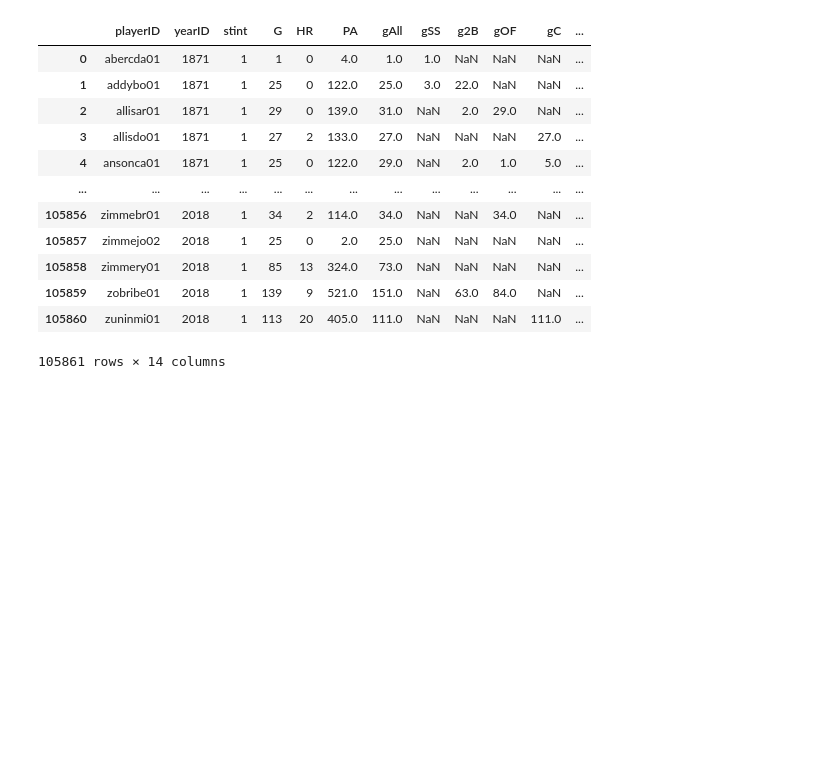
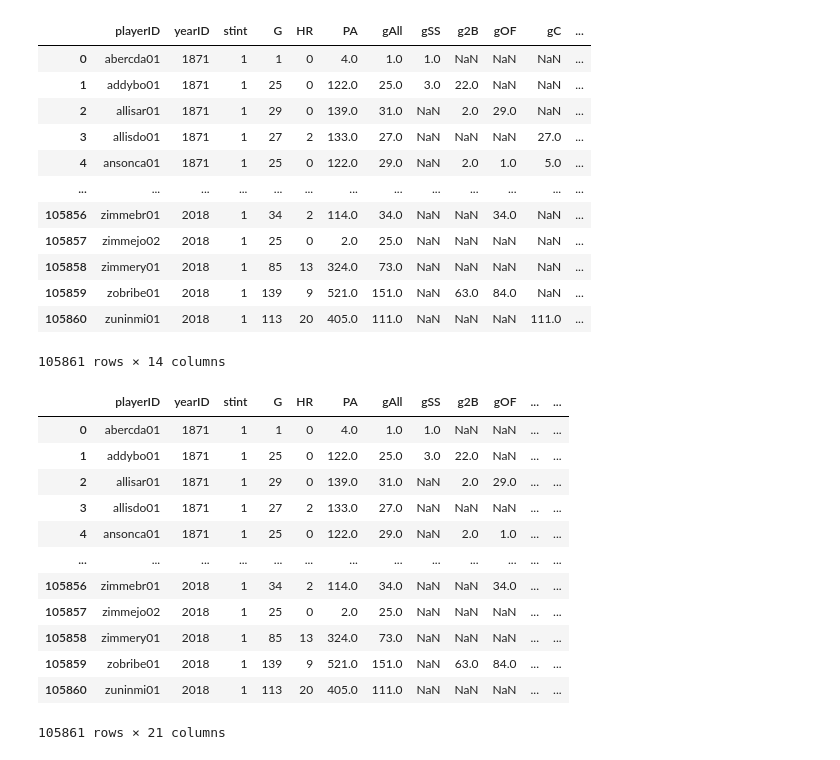
Before and after one commit to draped4/lahman, a Jupyter notebook: lahman_data_positions.ipynb, the cells around one changed output. Saved outputs shown, nothing was run; the diff lists cells and outputs as text; code cells hidden in the pictures; blank space fills up the shorter version.

```diff
--- a/lahman_data_positions.ipynb
+++ b/lahman_data_positions.ipynb
@@ -131,3 +131,29 @@ reduced_batting_df
 | 105859 | zobribe01 | 2018 | 1 | 139 | 9 | 521.0 | 151.0 | NaN | 63.0 | 84.0 | NaN | ... |
 | 105860 | zuninmi01 | 2018 | 1 | 113 | 20 | 405.0 | 111.0 | NaN | NaN | NaN | 111.0 | ... |
 105861 rows × 14 columns
+# %%
+# diff_games = reduced_batting_df['G'].fillna(0) - reduced_batting_df['gAll'].fillna(0)
+# diff_games
+dist_hr_df = reduced_batting_df.copy()
+dist_hr_df['hrSS'] = (dist_hr_df['HR'].fillna(0)/dist_hr_df['gAll'].fillna(0))*dist_hr_df['gSS'].fillna(0)
+dist_hr_df['hr2B'] = (dist_hr_df['HR'].fillna(0)/dist_hr_df['gAll'].fillna(0))*dist_hr_df['g2B'].fillna(0)
+dist_hr_df['hrOF'] = (dist_hr_df['HR'].fillna(0)/dist_hr_df['gAll'].fillna(0))*dist_hr_df['gOF'].fillna(0)
+dist_hr_df['hrC'] = (dist_hr_df['HR'].fillna(0)/dist_hr_df['gAll'].fillna(0))*dist_hr_df['gC'].fillna(0)
+dist_hr_df['hr1B'] = (dist_hr_df['HR'].fillna(0)/dist_hr_df['gAll'].fillna(0))*dist_hr_df['g1B'].fillna(0)
+dist_hr_df['hr3B'] = (dist_hr_df['HR'].fillna(0)/dist_hr_df['gAll'].fillna(0))*dist_hr_df['g3B'].fillna(0)
+dist_hr_df['hrP'] = (dist_hr_df['HR'].fillna(0)/dist_hr_df['gAll'].fillna(0))*dist_hr_df['gP'].fillna(0)
+dist_hr_df
+# %% [output]
+|  | playerID | yearID | stint | G | HR | PA | gAll | gSS | g2B | gOF | ... | ... |
+| 0 | abercda01 | 1871 | 1 | 1 | 0 | 4.0 | 1.0 | 1.0 | NaN | NaN | ... | ... |
+| 1 | addybo01 | 1871 | 1 | 25 | 0 | 122.0 | 25.0 | 3.0 | 22.0 | NaN | ... | ... |
+| 2 | allisar01 | 1871 | 1 | 29 | 0 | 139.0 | 31.0 | NaN | 2.0 | 29.0 | ... | ... |
+| 3 | allisdo01 | 1871 | 1 | 27 | 2 | 133.0 | 27.0 | NaN | NaN | NaN | ... | ... |
+| 4 | ansonca01 | 1871 | 1 | 25 | 0 | 122.0 | 29.0 | NaN | 2.0 | 1.0 | ... | ... |
+| ... | ... | ... | ... | ... | ... | ... | ... | ... | ... | ... | ... | ... |
+| 105856 | zimmebr01 | 2018 | 1 | 34 | 2 | 114.0 | 34.0 | NaN | NaN | 34.0 | ... | ... |
+| 105857 | zimmejo02 | 2018 | 1 | 25 | 0 | 2.0 | 25.0 | NaN | NaN | NaN | ... | ... |
+| 105858 | zimmery01 | 2018 | 1 | 85 | 13 | 324.0 | 73.0 | NaN | NaN | NaN | ... | ... |
+| 105859 | zobribe01 | 2018 | 1 | 139 | 9 | 521.0 | 151.0 | NaN | 63.0 | 84.0 | ... | ... |
+| 105860 | zuninmi01 | 2018 | 1 | 113 | 20 | 405.0 | 111.0 | NaN | NaN | NaN | ... | ... |
+105861 rows × 21 columns
```
Also changed, not shown: parts of 1 cell of this notebook, 1 other file.
